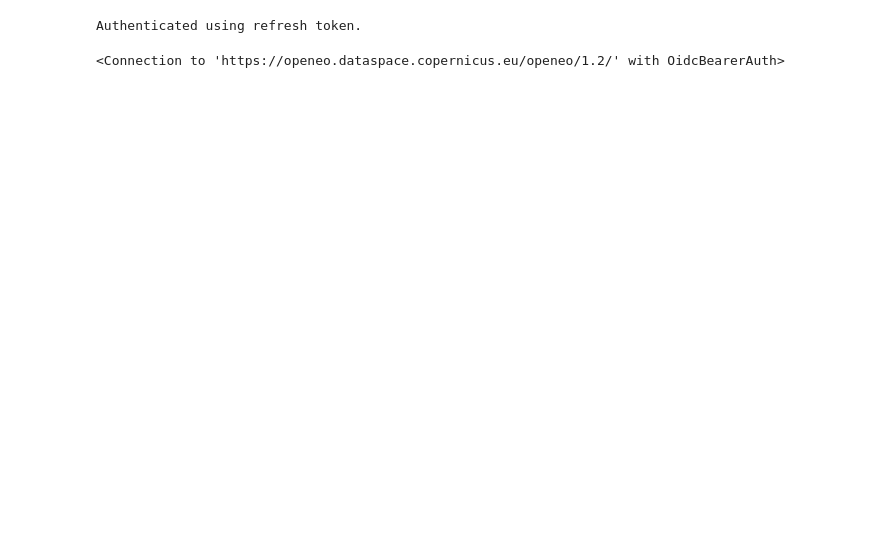
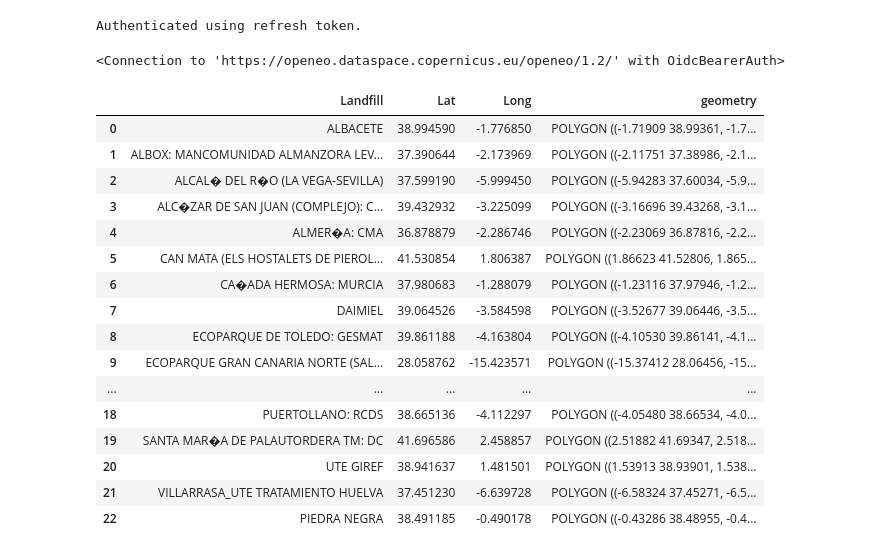
Before and after one commit to zelcon01/Landfill_Atmospheric_Gas_Monitor_Tools, a Jupyter notebook: CH4 Time series using openEO.ipynb, the cells around one changed output. Drawn from its saved outputs; the diff is of its cells as text; code cells hidden in the pictures; blank space fills up the shorter version.

```diff
--- a/CH4 Time series using openEO.ipynb
+++ b/CH4 Time series using openEO.ipynb
@@ -18,24 +20,45 @@ Authenticated using refresh token.
 <Connection to 'https://openeo.dataspace.copernicus.eu/openeo/1.2/' with OidcBearerAuth>
 # %%
 # Load the GeoJSON file as a GeoDataFrame
-#landfill_1500m = gpd.read_file(r"C:\GIS_Course\EGM722\Project\Data\PZ_landfill_point4326.geojson")
+landfill_5000m = gpd.read_file(r"C:\GIS_Course\EGM722\Project\Data\PZ_landfill_point4326.geojson")
 
 # Convert the CRS to EPSG:2062
-#landfill_1500m = landfill_1500m.to_crs(epsg=2062)
+landfill_5000m = landfill_5000m.to_crs(epsg=2062)
 
 # Add a buffer of 1000m to each point
-#landfill_1500m['geometry'] = landfill_1500m.buffer(1000)
+landfill_5000m['geometry'] = landfill_5000m.buffer(5000)
 
 # Convert the CRS back to EPSG:4326
-#landfill_1500m = landfill_1500m.to_crs(epsg=4326)
+landfill_5000m = landfill_5000m.to_crs(epsg=4326)
 
 # Convert from dataframe to GeoJSON
-#landfill_1500m_geojson = landfill_1500m.__geo_interface__
+landfill_5000m_geojson = landfill_5000m.__geo_interface__
+
+landfill_5000m
 
 # Load the GeoJSON point file while the buffer isn't working
-def read_json(filename: str) -> dict:
-  with open(filename,encoding="utf-8") as input:
-    field = json.load(input)
-    return field
+#def read_json(filename: str) -> dict:
+#  with open(filename,encoding="utf-8") as input:
+#    field = json.load(input)
+#    return field
 
-landfill = read_json(r"C:\GIS_Course\EGM722\Project\Data\PZ_landfill_point4326.geojson")
+#landfill = read_json(r"C:\GIS_Course\EGM722\Project\Data\PZ_landfill_point4326.geojson")
+#landfill = read_json(r"C:\GIS_Course\EGM722\Project\Data\PZ_landfill_buff_6kmSq.geojson")
+# %% [output]
+|  | Landfill | Lat | Long | geometry |
+| 0 | ALBACETE | 38.994590 | -1.776850 | POLYGON ((-1.71909 38.99361, -1.7... |
+| 1 | ALBOX: MANCOMUNIDAD ALMANZORA LEV... | 37.390644 | -2.173969 | POLYGON ((-2.11751 37.38986, -2.1... |
+| 2 | ALCAL� DEL R�O (LA VEGA-SEVILLA) | 37.599190 | -5.999450 | POLYGON ((-5.94283 37.60034, -5.9... |
+| 3 | ALC�ZAR DE SAN JUAN (COMPLEJO): C... | 39.432932 | -3.225099 | POLYGON ((-3.16696 39.43268, -3.1... |
+| 4 | ALMER�A: CMA | 36.878879 | -2.286746 | POLYGON ((-2.23069 36.87816, -2.2... |
+| 5 | CAN MATA (ELS HOSTALETS DE PIEROL... | 41.530854 | 1.806387 | POLYGON ((1.86623 41.52806, 1.865... |
+| 6 | CA�ADA HERMOSA: MURCIA | 37.980683 | -1.288079 | POLYGON ((-1.23116 37.97946, -1.2... |
+| 7 | DAIMIEL | 39.064526 | -3.584598 | POLYGON ((-3.52677 39.06446, -3.5... |
+| 8 | ECOPARQUE DE TOLEDO: GESMAT | 39.861188 | -4.163804 | POLYGON ((-4.10530 39.86141, -4.1... |
+| 9 | ECOPARQUE GRAN CANARIA NORTE (SAL... | 28.058762 | -15.423571 | POLYGON ((-15.37412 28.06456, -15... |
+| ... | ... | ... | ... | ... |
+| 18 | PUERTOLLANO: RCDS | 38.665136 | -4.112297 | POLYGON ((-4.05480 38.66534, -4.0... |
+| 19 | SANTA MAR�A DE PALAUTORDERA TM: DC | 41.696586 | 2.458857 | POLYGON ((2.51882 41.69347, 2.518... |
+| 20 | UTE GIREF | 38.941637 | 1.481501 | POLYGON ((1.53913 38.93901, 1.538... |
+| 21 | VILLARRASA_UTE TRATAMIENTO HUELVA | 37.451230 | -6.639728 | POLYGON ((-6.58324 37.45271, -6.5... |
+| 22 | PIEDRA NEGRA | 38.491185 | -0.490178 | POLYGON ((-0.43286 38.48955, -0.4... |
```
Also changed, not shown: parts of 8 cells of this notebook, 24 other files.
